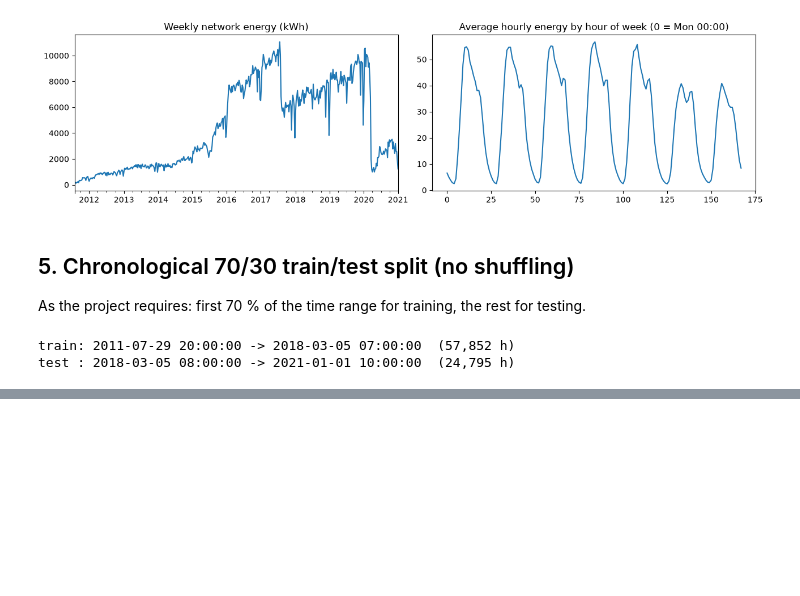
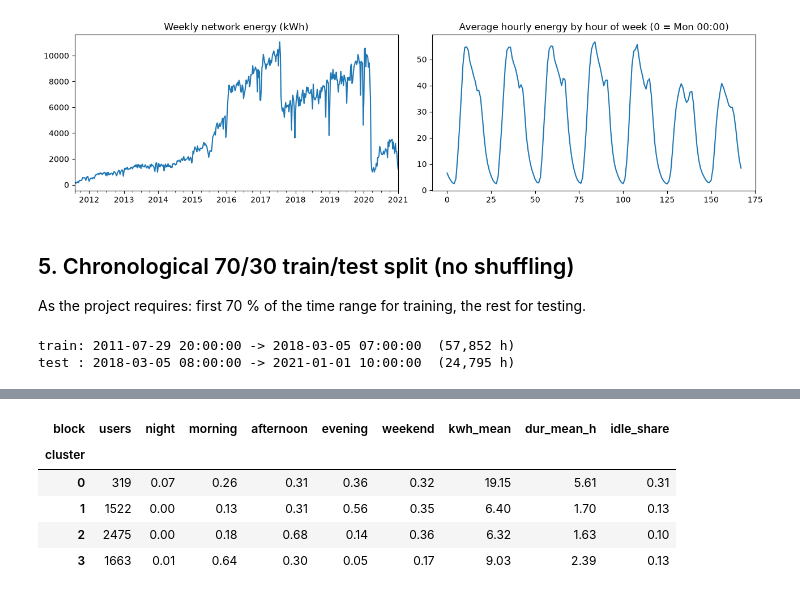
Before and after one commit to Nicklaskiaer/business-anal-project, a Jupyter notebook: data_exploration.ipynb, the cells around one changed output, grey strips where cells are left out. Saved outputs shown, nothing was run; the diff lists cells and outputs as text; code cells hidden in the pictures; blank space fills up the shorter version.

```diff
--- a/data_exploration.ipynb
+++ b/data_exploration.ipynb
@@ -254,0 +277,22 @@ test : 2018-03-05 08:00:00 -> 2021-01-01 10:00:00  (24,795 h)
+# %%
+from sklearn.preprocessing import StandardScaler
+from sklearn.cluster import KMeans
+from sklearn.metrics import silhouette_score
+
+u = df.dropna(subset=['User ID']).copy()
+u['block'] = pd.cut(u['hour'], [-1, 5, 11, 17, 23], labels=['night', 'morning', 'afternoon', 'evening'])
+u['weekend'] = u['Start Date'].dt.day_of_week >= 5
+
+g = u.groupby('User ID')
+feat = pd.crosstab(u['User ID'], u['block'], normalize='index')
+feat['weekend'] = g['weekend'].mean()
+feat['kwh_mean'] = g['Energy (kWh)'].mean()
+feat['dur_mean_h'] = g['Total Duration (h)'].mean()
+feat['idle_share'] = g['hoarding_h'].sum() / g['Total Duration (h)'].sum()
+feat = feat[g.size() >= 5]
+print(feat.shape)
+
+X = StandardScaler().fit_transform(feat)
+for k in range(2, 8):
+    labels = KMeans(k, n_init=10, random_state=0).fit_predict(X)
+    print(k, round(silhouette_score(X, labels), 3))
@@ -254,0 +307,13 @@ test : 2018-03-05 08:00:00 -> 2021-01-01 10:00:00  (24,795 h)
+# %%
+k = 4   # chosen from silhouette above + interpretability; revisit
+feat['cluster'] = KMeans(k, n_init=10, random_state=0).fit_predict(X)
+summary = feat.groupby('cluster').mean().round(2)
+summary.insert(0, 'users', feat['cluster'].value_counts().sort_index())
+summary
+# %% [output]
+| block | users | night | morning | afternoon | evening | weekend | kwh_mean | dur_mean_h | idle_share |
+| cluster |  |  |  |  |  |  |  |  |  |
+| 0 | 319 | 0.07 | 0.26 | 0.31 | 0.36 | 0.32 | 19.15 | 5.61 | 0.31 |
+| 1 | 1522 | 0.00 | 0.13 | 0.31 | 0.56 | 0.35 | 6.40 | 1.70 | 0.13 |
+| 2 | 2475 | 0.00 | 0.18 | 0.68 | 0.14 | 0.36 | 6.32 | 1.63 | 0.10 |
+| 3 | 1663 | 0.01 | 0.64 | 0.30 | 0.05 | 0.17 | 9.03 | 2.39 | 0.13 |
```
Also changed, not shown: parts of 7 cells of this notebook.
